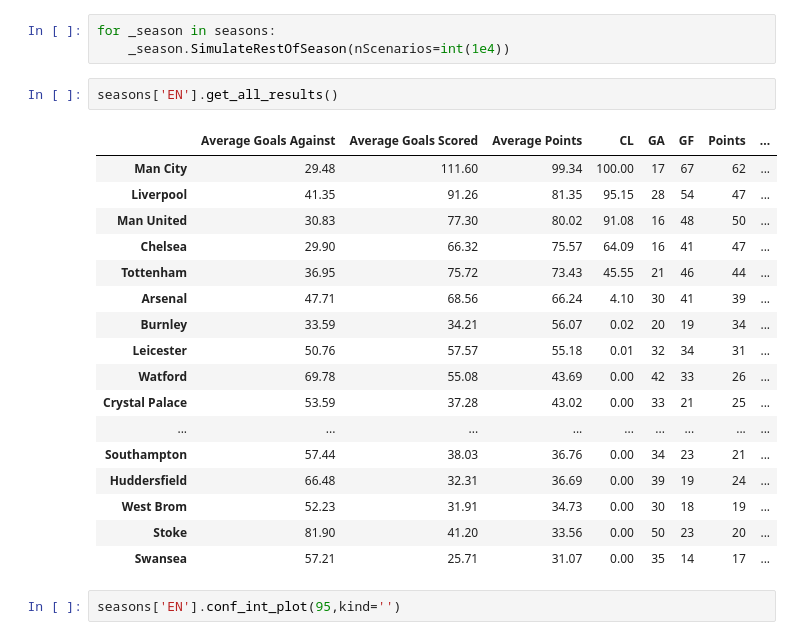
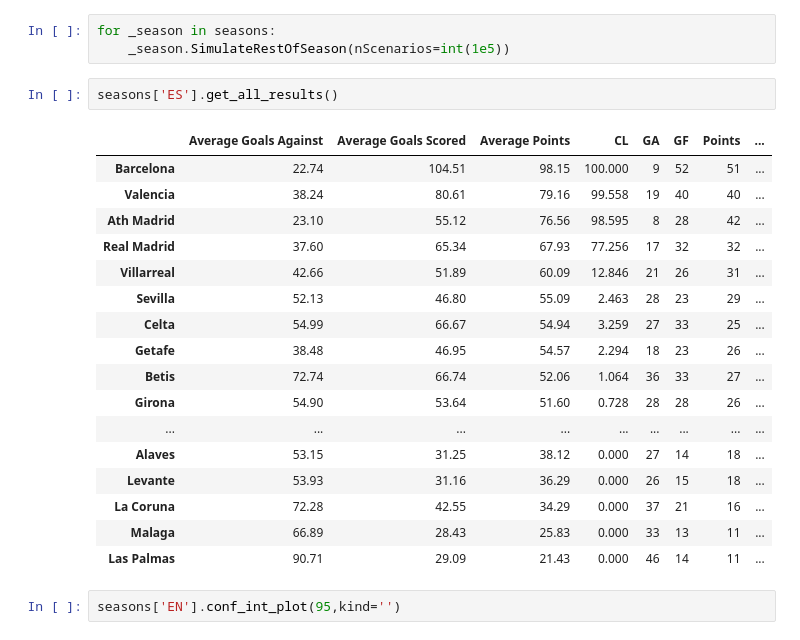
Before and after one commit to tchnvkng/python_notebooks, a Jupyter notebook: premier_league/pl.ipynb, the cells around one changed output. Cells and saved outputs as stored; diff of their text form.

```diff
--- a/premier_league/pl.ipynb
+++ b/premier_league/pl.ipynb
@@ -44,26 +42,26 @@ chelsea.plt()
 # %%
 for _season in seasons:
-    _season.SimulateRestOfSeason(nScenarios=int(1e4))
+    _season.SimulateRestOfSeason(nScenarios=int(1e5))
 # %%
-seasons['EN'].get_all_results()
+seasons['ES'].get_all_results()
 # %% [output]
 |  | Average Goals Against | Average Goals Scored | Average Points | CL | GA | GF | Points | ... |
-| Man City | 29.48 | 111.60 | 99.34 | 100.00 | 17 | 67 | 62 | ... |
-| Liverpool | 41.35 | 91.26 | 81.35 | 95.15 | 28 | 54 | 47 | ... |
-| Man United | 30.83 | 77.30 | 80.02 | 91.08 | 16 | 48 | 50 | ... |
-| Chelsea | 29.90 | 66.32 | 75.57 | 64.09 | 16 | 41 | 47 | ... |
-| Tottenham | 36.95 | 75.72 | 73.43 | 45.55 | 21 | 46 | 44 | ... |
-| Arsenal | 47.71 | 68.56 | 66.24 | 4.10 | 30 | 41 | 39 | ... |
-| Burnley | 33.59 | 34.21 | 56.07 | 0.02 | 20 | 19 | 34 | ... |
-| Leicester | 50.76 | 57.57 | 55.18 | 0.01 | 32 | 34 | 31 | ... |
-| Watford | 69.78 | 55.08 | 43.69 | 0.00 | 42 | 33 | 26 | ... |
-| Crystal Palace | 53.59 | 37.28 | 43.02 | 0.00 | 33 | 21 | 25 | ... |
+| Barcelona | 22.74 | 104.51 | 98.15 | 100.000 | 9 | 52 | 51 | ... |
+| Valencia | 38.24 | 80.61 | 79.16 | 99.558 | 19 | 40 | 40 | ... |
+| Ath Madrid | 23.10 | 55.12 | 76.56 | 98.595 | 8 | 28 | 42 | ... |
+| Real Madrid | 37.60 | 65.34 | 67.93 | 77.256 | 17 | 32 | 32 | ... |
+| Villarreal | 42.66 | 51.89 | 60.09 | 12.846 | 21 | 26 | 31 | ... |
+| Sevilla | 52.13 | 46.80 | 55.09 | 2.463 | 28 | 23 | 29 | ... |
+| Celta | 54.99 | 66.67 | 54.94 | 3.259 | 27 | 33 | 25 | ... |
+| Getafe | 38.48 | 46.95 | 54.57 | 2.294 | 18 | 23 | 26 | ... |
+| Betis | 72.74 | 66.74 | 52.06 | 1.064 | 36 | 33 | 27 | ... |
+| Girona | 54.90 | 53.64 | 51.60 | 0.728 | 28 | 28 | 26 | ... |
 | ... | ... | ... | ... | ... | ... | ... | ... | ... |
-| Southampton | 57.44 | 38.03 | 36.76 | 0.00 | 34 | 23 | 21 | ... |
-| Huddersfield | 66.48 | 32.31 | 36.69 | 0.00 | 39 | 19 | 24 | ... |
-| West Brom | 52.23 | 31.91 | 34.73 | 0.00 | 30 | 18 | 19 | ... |
-| Stoke | 81.90 | 41.20 | 33.56 | 0.00 | 50 | 23 | 20 | ... |
-| Swansea | 57.21 | 25.71 | 31.07 | 0.00 | 35 | 14 | 17 | ... |
+| Alaves | 53.15 | 31.25 | 38.12 | 0.000 | 27 | 14 | 18 | ... |
+| Levante | 53.93 | 31.16 | 36.29 | 0.000 | 26 | 15 | 18 | ... |
+| La Coruna | 72.28 | 42.55 | 34.29 | 0.000 | 37 | 21 | 16 | ... |
+| Malaga | 66.89 | 28.43 | 25.83 | 0.000 | 33 | 13 | 11 | ... |
+| Las Palmas | 90.71 | 29.09 | 21.43 | 0.000 | 46 | 14 | 11 | ... |
 # %%
 seasons['EN'].conf_int_plot(95,kind='')
 # %% [output]
```
Also changed, not shown: parts of 10 cells of this notebook, 1 other file.
